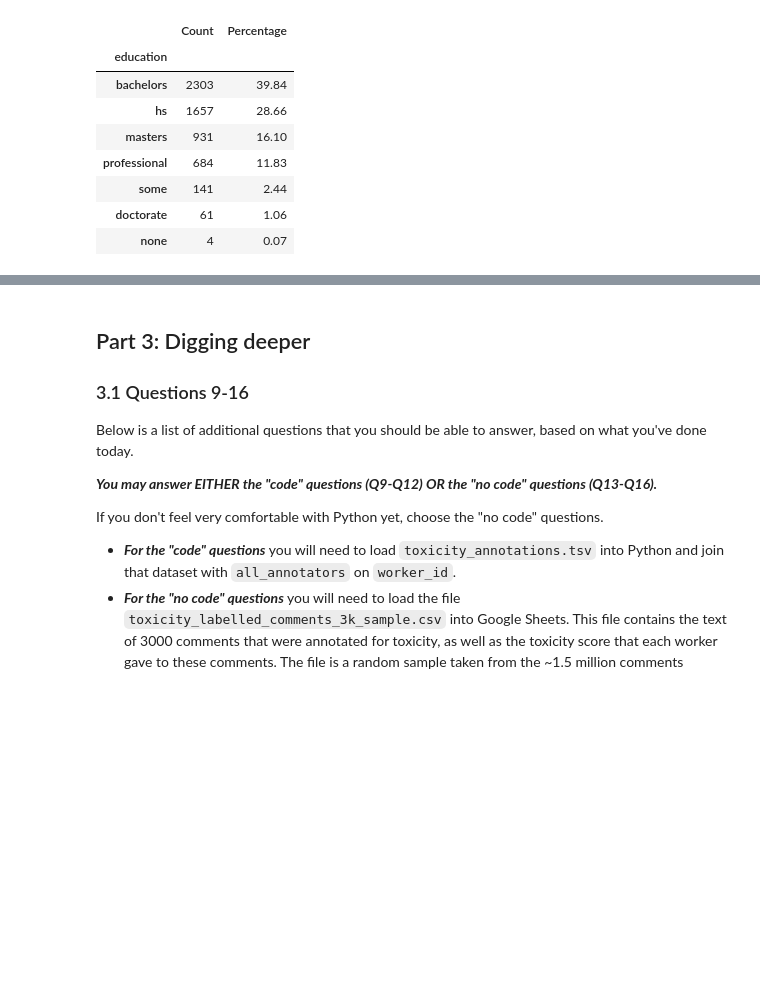
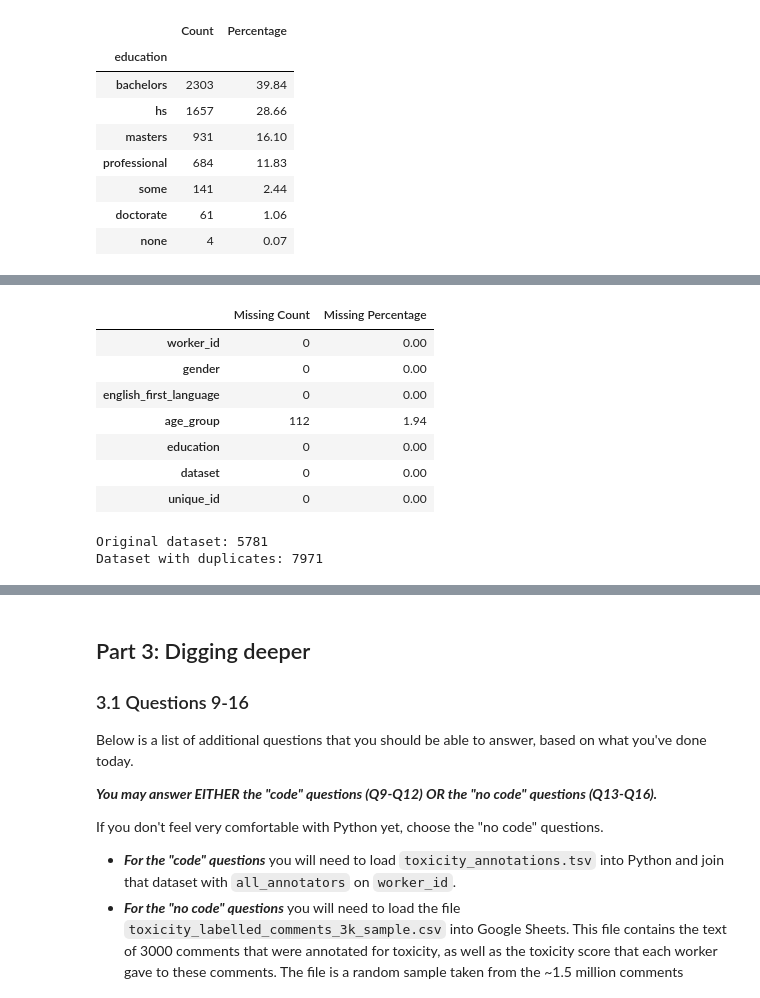
Before and after one commit to shayokita/hcde-410, a Jupyter notebook: A2/hcde410-a2.ipynb, the cells around one changed output, grey strips where cells are left out. Drawn from its saved outputs; the diff is of its cells as text; code cells hidden in the pictures; blank space fills up the shorter version.

```diff
--- a/A2/hcde410-a2.ipynb
+++ b/A2/hcde410-a2.ipynb
@@ -544,0 +552,36 @@ Use both Markdown and code-formatted cells.
+# %%
+#Q5
+df_missing = df.replace(r'^\s*$', pd.NA, regex=True)
+
+missing_counts = df_missing.isna().sum()
+
+missing_table = pd.DataFrame({
+    "Missing Count": missing_counts,
+    "Missing Percentage": (missing_counts / len(df) * 100).round(2)
+})
+
+missing_table
+# %% [output]
+|  | Missing Count | Missing Percentage |
+| worker_id | 0 | 0.00 |
+| gender | 0 | 0.00 |
+| english_first_language | 0 | 0.00 |
+| age_group | 112 | 1.94 |
+| education | 0 | 0.00 |
+| dataset | 0 | 0.00 |
+| unique_id | 0 | 0.00 |
+# %%
+##Q6
+toxicity_dupes = prepare_datasets("wikipedia_datasets/toxicity_worker_demographics.tsv")
+attack_dupes = prepare_datasets("wikipedia_datasets/attack_worker_demographics.tsv")
+aggression_dupes = prepare_datasets("wikipedia_datasets/aggression_worker_demographics.tsv")
+
+all_annotators_dupes = toxicity_dupes + attack_dupes + aggression_dupes
+
+df_dupes = pd.DataFrame(all_annotators_dupes)
+
+print("Original dataset:", len(df))
+print("Dataset with duplicates:", len(df_dupes))
+# %% [output]
+Original dataset: 5781
+Dataset with duplicates: 7971
```
Also changed, not shown: parts of 5 cells of this notebook.
